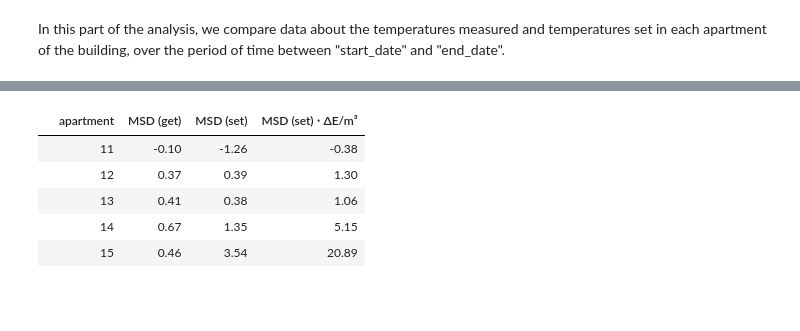
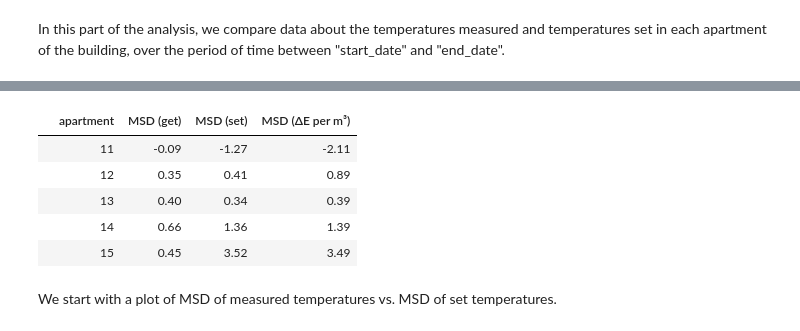
Before and after one commit to rtiedra/data-science, a Jupyter notebook: building_heating/building_heating.ipynb, the cells around one changed output, grey strips where cells are left out. Saved outputs shown, nothing was run; the diff lists cells and outputs as text; code cells hidden in the pictures; blank space fills up the shorter version.

```diff
--- a/building_heating/building_heating.ipynb
+++ b/building_heating/building_heating.ipynb
@@ -189,7 +189,7 @@ df_E = pd.merge(df_start, df_end, how='left', on='apartment')
 # Storing in "df_E" the energy consumption and the energy consumption per cubic metre
 # Dividing the values by 1000 to obtain energies in [kW⋅h]
 
-df_E['\u0394E [kWh]'] = [int((df_E['end energy [Wh]'][i]-df_E['start energy [Wh]'][i])/1000) for i in range(len(df_E))]
+df_E['\u0394E [kWh]'] = [(df_E['end energy [Wh]'][i]-df_E['start energy [Wh]'][i])/1000 for i in range(len(df_E))]
 df_E['\u0394E per m\u00b3 [kWh/m\u00b3]'] = [round(df_E['\u0394E [kWh]'][i]/volumes[i], 1) for i in range(len(df_E))]
 
 df_E.head()
@@ -250,11 +250,11 @@ else:
 
 if max(data_E)>0:
 
-    # Ordering the data by descending value of energy consumption per cubic metre
+    # Ordering the data of "df_E" by descending value of energy consumption per cubic metre
     # Storing in variable "h" a small height defined in terms of df_E
 
-    df_E = df_E.sort_values('\u0394E per m\u00b3 [kWh/m\u00b3]', ascending=False)
-    h = max(df_E['\u0394E per m\u00b3 [kWh/m\u00b3]']) / 150
+    df_E_bis = df_E.sort_values('\u0394E per m\u00b3 [kWh/m\u00b3]', ascending=False)
+    h_E = max(df_E_bis['\u0394E per m\u00b3 [kWh/m\u00b3]']) / 150
 
     # Parameters, title and annotations of the bar plot
 
@@ -267,10 +267,10 @@ if max(data_E)>0:
     ECM.set_xlabel('Apartment')
     plt.xticks(rotation=70)
 
-    fig = ECM.bar(df_E['apartment'], df_E['\u0394E per m\u00b3 [kWh/m\u00b3]'], color=colors, width=0.6)
+    fig = ECM.bar(df_E_bis['apartment'], df_E_bis['\u0394E per m\u00b3 [kWh/m\u00b3]'], color=colors, width=0.6)
 
     for bar in fig:
-        plt.annotate(bar.get_height(), xy=(bar.get_x(), bar.get_height()+h), size='x-small')
+        plt.annotate(bar.get_height(), xy=(bar.get_x(), bar.get_height() + h_E), size='x-small')
 
     plt.rcParams['xtick.labelsize'] = 'small'
     plt.rcParams['ytick.labelsize'] = 'small'
@@ -409,41 +414,42 @@ plt.tight_layout()
 # %%
-# Computing the mean signed deviation of the measured temperature (get) and set temperature (set) for each apartment
-# https://en.wikipedia.org/wiki/Mean_signed_deviation
+# Computing MSD of measured temperature (get), MSD of set temperature (set) and MSD of energy consumption per cubic metre
 
 df_dev = pd.DataFrame()
 
-# Storing in "df_dev" the deviations from the averages for each apartment
+# Storing in "df_dev" the deviations from average temperatures for each apartment
 
 for x in apartments:
     df_dev['#%s deviation (get)'% x] = df_get['#%s (get)'% x] - df_get['average (get)']
     df_dev['#%s deviation (set)'% x] = df_set['#%s (set)'% x] - df_set['average (set)']
 
 df_MSD = pd.DataFrame()
 df_MSD['apartment'] = apartments
 
-# Using masked arrays (from the numpy.ma module) to discard "NaN" values when computing mean deviations
+# Using masked arrays (from the numpy.ma module) to discard "NaN" values when computing MSD of temperatures
 
 masked_get = np.ma.masked_array(df_dev.iloc[:, ::2], np.isnan(df_dev.iloc[:, ::2]))
 df_MSD['MSD (get)'] = np.ma.average(masked_get, axis=0)
 
 masked_set = np.ma.masked_array(df_dev.iloc[:, 1::2], np.isnan(df_dev.iloc[:, 1::2]))
 df_MSD['MSD (set)'] = np.ma.average(masked_set, axis=0)
 
-# Storing in df_md the product of the mean deviation (get) and the energy consumption per cubic metre
-# Rounding to two decimals the values and set the column "apartment" as index column
+# Storing in "df_MSD" the MSD of energy consumption per cubic metre
 
-df_MSD['MSD (set) ⋅ \u0394E/m\u00b3'] = df_MSD['MSD (set)'] * df_E['\u0394E per m\u00b3 [kWh/m\u00b3]']
+average_E_cubic = np.average(df_E['\u0394E per m\u00b3 [kWh/m\u00b3]'])
+df_MSD['MSD (\u0394E per m\u00b3)'] = df_E['\u0394E per m\u00b3 [kWh/m\u00b3]'] - average_E_cubic
 
 df_MSD = round(df_MSD, 2)
-BlankIndex = [''] * len(df_msd)
+BlankIndex = [''] * len(df_MSD)
 df_MSD.index = BlankIndex
 
 df_MSD.head()
 # %% [output]
-|  | apartment | MSD (get) | MSD (set) | MSD (set) ⋅ ΔE/m³ |
-|  | 11 | -0.10 | -1.26 | -0.38 |
-|  | 12 | 0.37 | 0.39 | 1.30 |
-|  | 13 | 0.41 | 0.38 | 1.06 |
-|  | 14 | 0.67 | 1.35 | 5.15 |
-|  | 15 | 0.46 | 3.54 | 20.89 |
+|  | apartment | MSD (get) | MSD (set) | MSD (ΔE per m³) |
+|  | 11 | -0.09 | -1.27 | -2.11 |
+|  | 12 | 0.35 | 0.41 | 0.89 |
+|  | 13 | 0.40 | 0.34 | 0.39 |
+|  | 14 | 0.66 | 1.36 | 1.39 |
+|  | 15 | 0.45 | 3.52 | 3.49 |
+# %% [markdown]
+We start with a plot of MSD of measured temperatures vs. MSD of set temperatures.
 # %%
```
Also changed, not shown: parts of 13 cells of this notebook.
